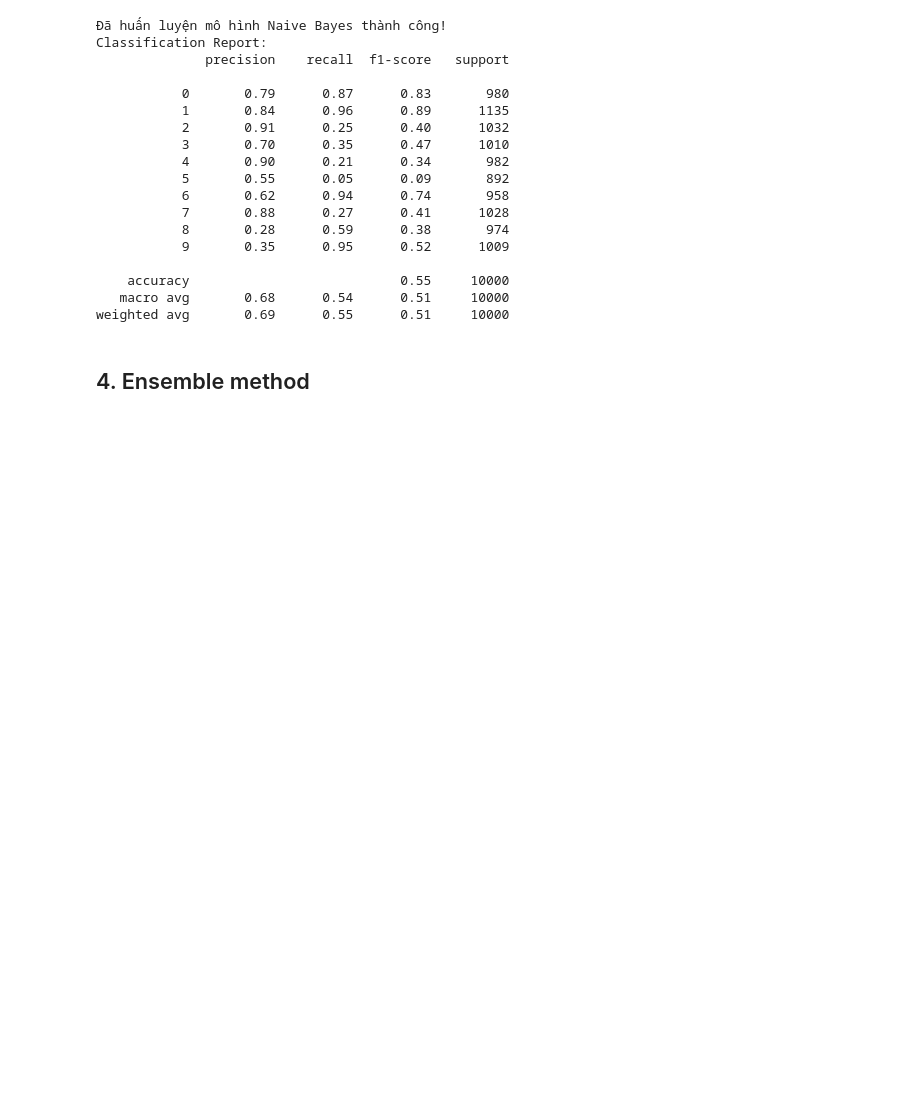
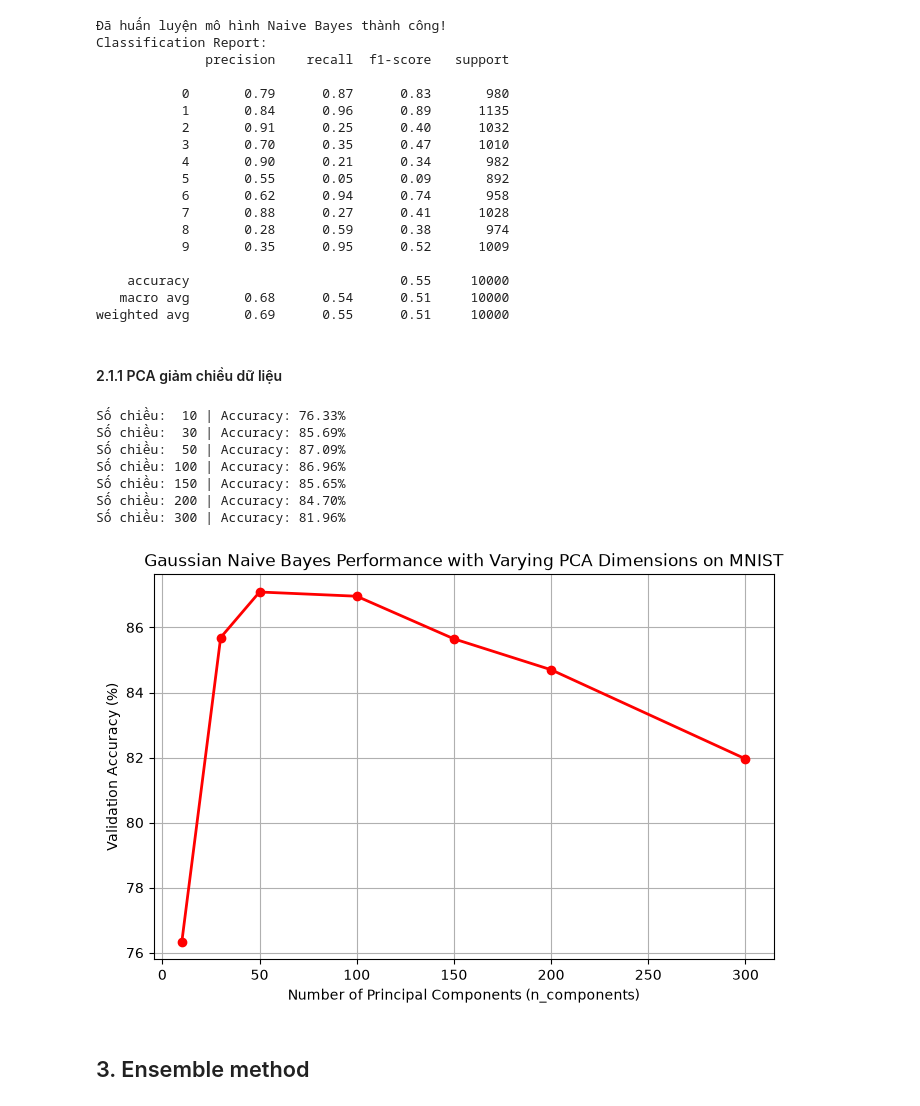
Before and after one commit to ddkhoa83/handwritten_text_recognition, a Jupyter notebook: notebooks/main.ipynb, the cells around one changed output. Drawn from its saved outputs; the diff is of its cells as text; code cells hidden in the pictures; blank space fills up the shorter version.

```diff
--- a/notebooks/main.ipynb
+++ b/notebooks/main.ipynb
@@ -18,13 +24,0 @@ data = np.load(data_path)
-# %%
-data_path = Path('../data/processed_mnist.npz')
-data = np.load(data_path)
-
-X_train = data['X_train']
-y_train = data['y_train']
-X_val = data['X_val']
-y_val = data['y_val']
-X_test = data['X_test']
-y_test = data['y_test']
-
-print('Kích thước X_train:', X_train.shape)
-print('Kích thước y_train:', y_train.shape)
@@ -38,8 +29,8 @@ Kích thước y_train: (50000,)
 from sklearn.metrics import classification_report
 nb_model = NaiveBayes(log_pdf = gaussian_log_pdf)
 
-nb_model.fit(X_train, y_train)
-y_pred = nb_model.predict(X_test)
+nb_model.fit(X_train_scaled, y_train)
+y_pred = nb_model.predict(X_test_scaled)
 print("Đã huấn luyện mô hình Naive Bayes thành công!")
 
 print("Classification Report:")
@@ -63,5 +54,59 @@ Classification Report:
     accuracy                           0.55     10000
    macro avg       0.68      0.54      0.51     10000
 weighted avg       0.69      0.55      0.51     10000
+# %% [markdown]
+#### 2.1.1 PCA giảm chiều dữ liệu
+# %%
+import matplotlib.pyplot as plt
+import numpy as np
+from sklearn.decomposition import PCA
+from sklearn.metrics import accuracy_score
+
+# Danh sách các mốc số chiều (n_components) cần thử nghiệm
+n_components_list = [10, 30, 50, 100, 150, 200, 300]
+accuracies = []
+
+for n_comp in n_components_list:
+    # 1. Khởi tạo và fit PCA trên tập train
+    pca = PCA(n_components=n_comp)
+    X_train_pca = pca.fit_transform(X_train_scaled)  # Giảm chiều dữ liệu train
+    X_val_pca = pca.transform(X_val_scaled)  # Chiếu tập val lên cùng không gian PCA
+
+    # 2. Huấn luyện Gaussian Naive Bayes trên dữ liệu đã giảm chiều
+    model = NaiveBayes(log_pdf=gaussian_log_pdf)
+    model.fit(X_train_pca, y_train)
+
+    # 3. Dự đoán và tính độ chính xác
+    y_pred = model.predict(X_val_pca)
+    acc = accuracy_score(y_val, y_pred)
+    accuracies.append(acc)
+    print(f"Số chiều: {n_comp:3d} | Accuracy: {acc * 100:.2f}%")
+
+# 4. Vẽ biểu đồ phân tích cho báo cáo
+plt.figure(figsize=(8, 5))
+plt.plot(
+    n_components_list,
+    [a * 100 for a in accuracies],
+    marker='o',
+    color='r',
+    linestyle='-',
+    linewidth=2,
+)
+plt.title(
+    'Gaussian Naive Bayes Performance with Varying PCA Dimensions on MNIST'
+)
+plt.xlabel('Number of Principal Components (n_components)')
+plt.ylabel('Validation Accuracy (%)')
+plt.grid(True)
+plt.show()
+# %% [output]
+Số chiều:  10 | Accuracy: 76.33%
+Số chiều:  30 | Accuracy: 85.69%
+Số chiều:  50 | Accuracy: 87.09%
+Số chiều: 100 | Accuracy: 86.96%
+Số chiều: 150 | Accuracy: 85.65%
+Số chiều: 200 | Accuracy: 84.70%
+Số chiều: 300 | Accuracy: 81.96%
+[figure, added]
 # %% [markdown]
-## 4. Ensemble method
+## 3. Ensemble method
```
Also changed, not shown: parts of 6 cells of this notebook, 2 other files.
